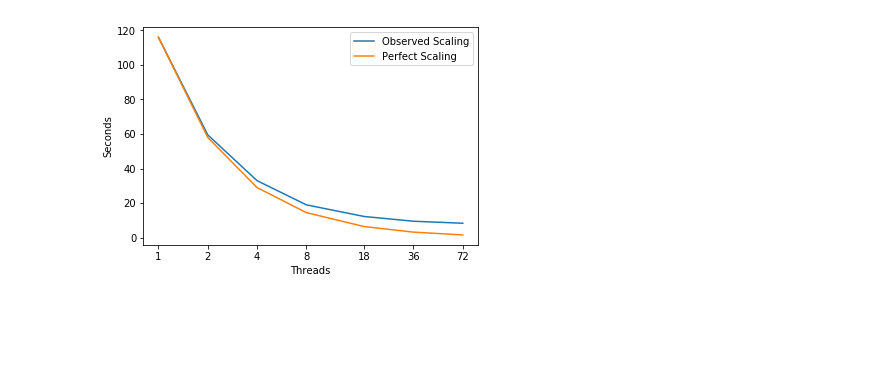
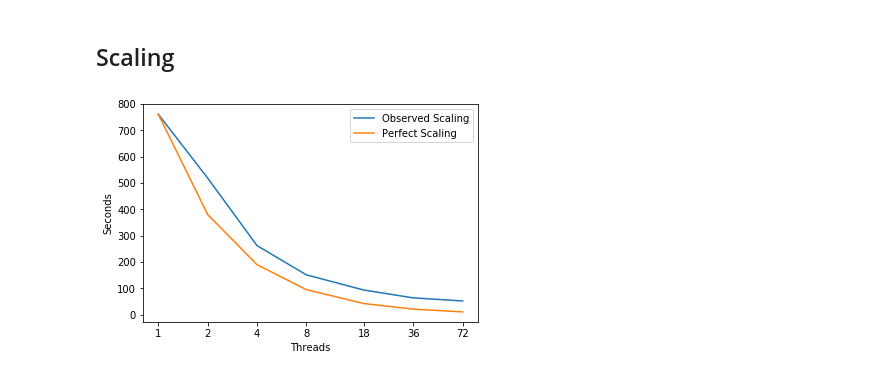
Before and after one commit to tomuram/Proxy-App-Profiles, a Jupyter notebook: Proxy_App_Notebooks/sw4lite.ipynb, the cells around one changed output. Drawn from its saved outputs; the diff is of its cells as text; code cells hidden in the pictures; blank space fills up the shorter version.

```diff
--- a/Proxy_App_Notebooks/sw4lite.ipynb
+++ b/Proxy_App_Notebooks/sw4lite.ipynb
@@ -10,3 +9,5 @@ Run_Parameters = ''
+# %% [markdown]
+## Scaling
 # %%
 import matplotlib
 import numpy as np
@@ -15,13 +16,16 @@ import matplotlib.pyplot as plt
 # %%
 # Plot Measurements
 Threads = [1,2,4,8,18,36,72]
 fig, ax = plt.subplots(); ax.set_xscale('log', basex=2); ax.set_xticks(Threads)
 ax.get_xaxis().set_major_formatter(matplotlib.ticker.ScalarFormatter())
-ax.plot(Threads,[116.0, 59.5, 33.0, 19.0, 12.277777777777779, 9.527777777777779, 8.36111111111111],
+# JobID 37741
+scaling=[ 760.87002 , 518.76499 , 262.5649925 , 151.3849925 , 93.4533333333 , 63.8736141667 , 52.1833315278 , ]
+ax.plot(Threads,scaling,
         label='Observed Scaling')
-ax.plot(Threads, [116.0, 58.0, 29.0, 14.5, 6.444444444444445, 3.2222222222222223, 1.6111111111111112],
+perfect_scaling=[scaling[0]/t for t in Threads]
+ax.plot(Threads, perfect_scaling,
         label='Perfect Scaling')
 ax.legend(); ax.set_xlabel('Threads'); ax.set_ylabel('Seconds')
 plt.show()
 # %% [output]
-[figure, old version]
+[figure, new version]
```
Also changed, not shown: parts of 9 cells of this notebook.
